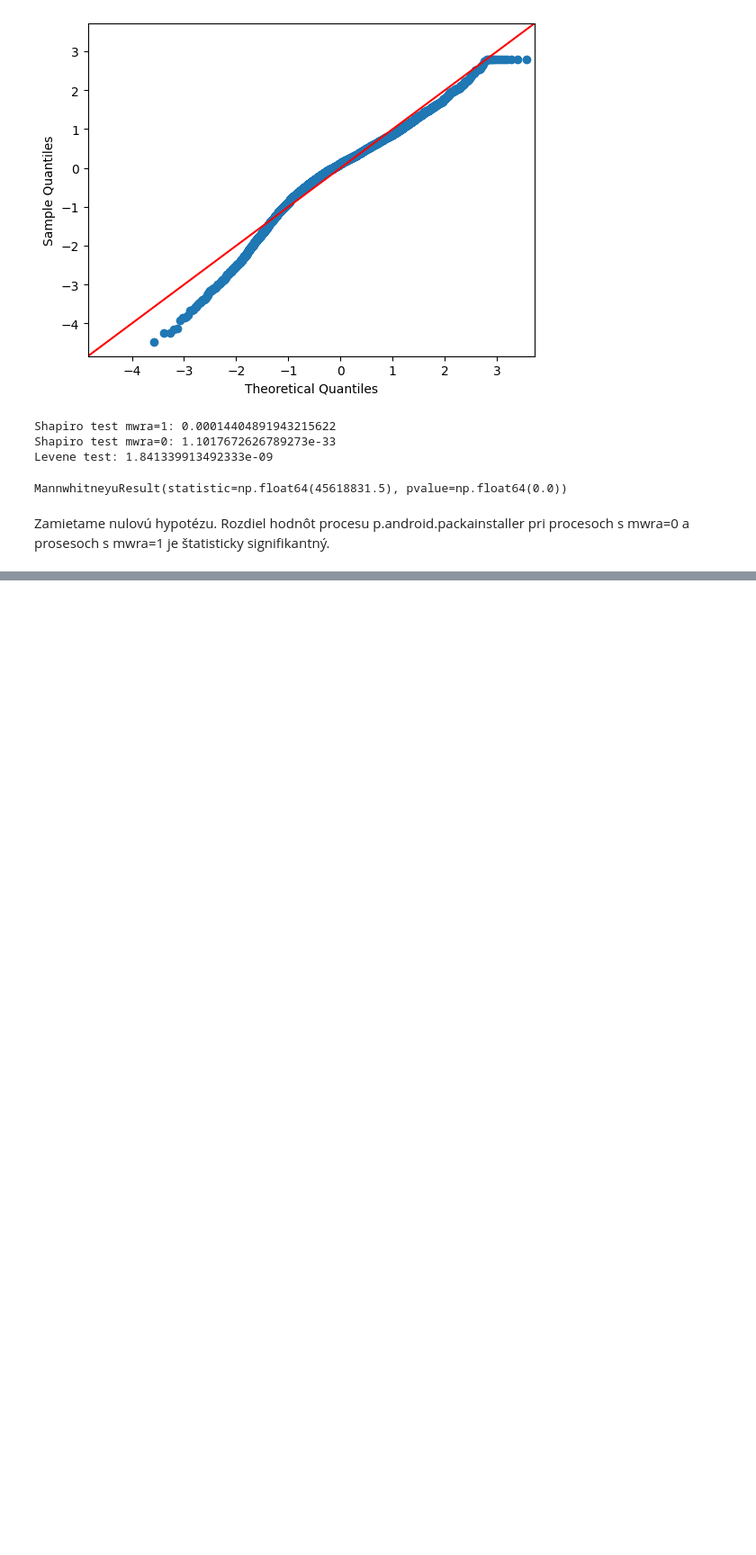
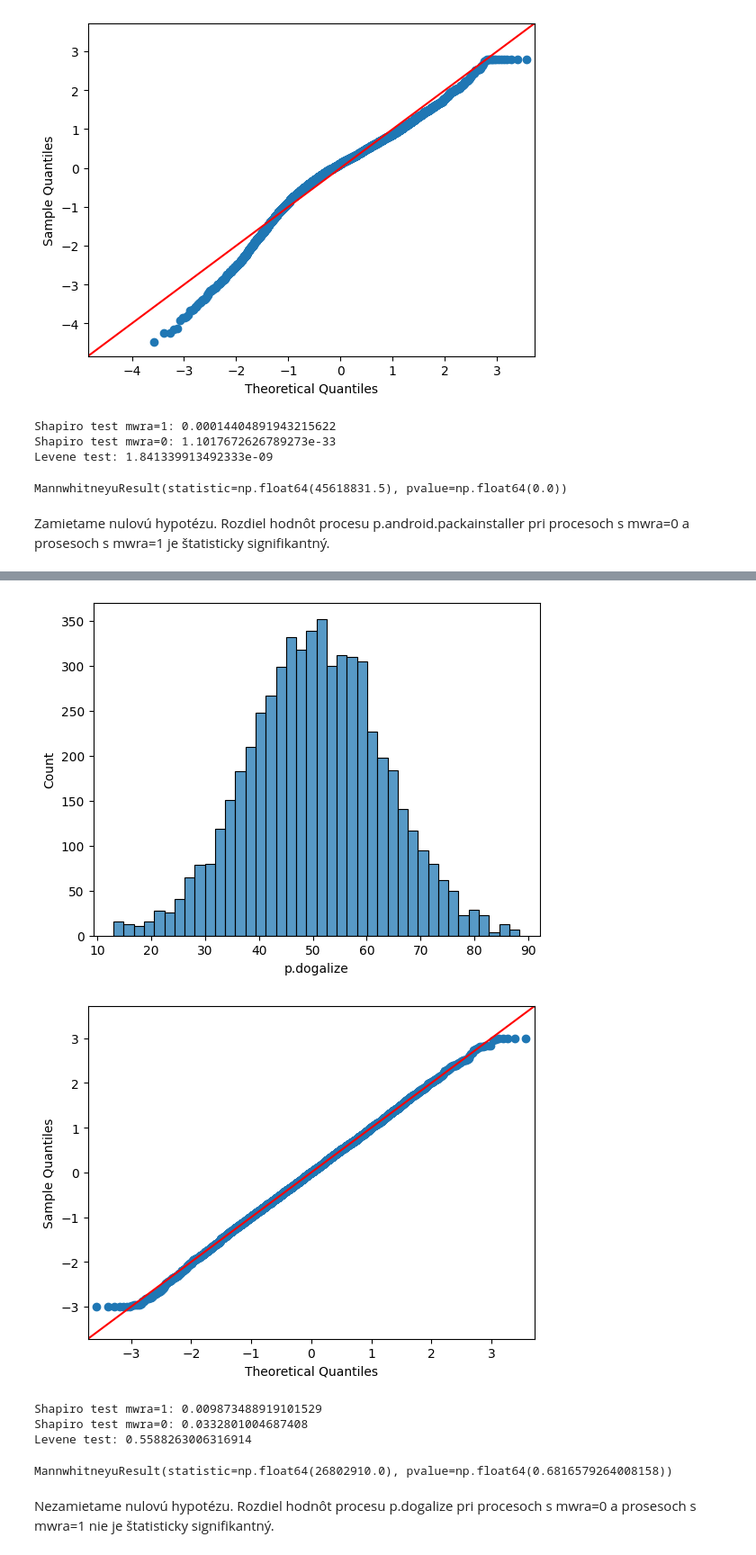
Before and after one commit to LeonRado1/IAU-zadanie, a Jupyter notebook: exploratory_analysis.ipynb, the cells around one changed output, grey strips where cells are left out. Shown at 90% size. Cells and saved outputs as stored; diff of their text form; code cells hidden in the pictures; blank space fills up the shorter version.

```diff
--- a/exploratory_analysis.ipynb
+++ b/exploratory_analysis.ipynb
@@ -812,0 +832,3 @@ Zamietame nulovú hypotézu. Rozdiel hodnôt procesu p.android.packainstaller pr
+# %%
+p_dogalize0 = processes.loc[processes.mwra == 0, 'p.dogalize']
+p_dogalize0.describe()
@@ -812,0 +856,28 @@ Zamietame nulovú hypotézu. Rozdiel hodnôt procesu p.android.packainstaller pr
+# %%
+sns.histplot(p_dogalize0)
+_ = sm.ProbPlot(p_dogalize0, fit=True).qqplot(line='45')
+# %% [output]
+[figure, added]
+[figure, added]
+# %%
+warnings.filterwarnings("ignore", category=UserWarning)
+
+p_dogalize1_shapiro = stats.shapiro(p_dogalize1)
+print('Shapiro test mwra=1:', p_dogalize1_shapiro.pvalue)
+
+p_dogalize0_shapiro = stats.shapiro(p_dogalize0)
+print('Shapiro test mwra=0:', p_dogalize0_shapiro.pvalue)
+
+warnings.resetwarnings()
+
+print('Levene test:', stats.levene(p_dogalize1, p_dogalize0).pvalue)
+# %% [output]
+Shapiro test mwra=1: 0.009873488919101529
+Shapiro test mwra=0: 0.0332801004687408
+Levene test: 0.5588263006316914
+# %%
+stats.ttest_ind(p_dogalize0, p_dogalize1)
+# %% [output]
+MannwhitneyuResult(statistic=np.float64(26802910.0), pvalue=np.float64(0.6816579264008158))
+# %% [markdown]
+Nezamietame nulovú hypotézu. Rozdiel hodnôt procesu p.dogalize pri procesoch s mwra=0 a prosesoch s mwra=1 nie je štatisticky signifikantný.
```
Also changed, not shown: parts of 7 cells of this notebook.
